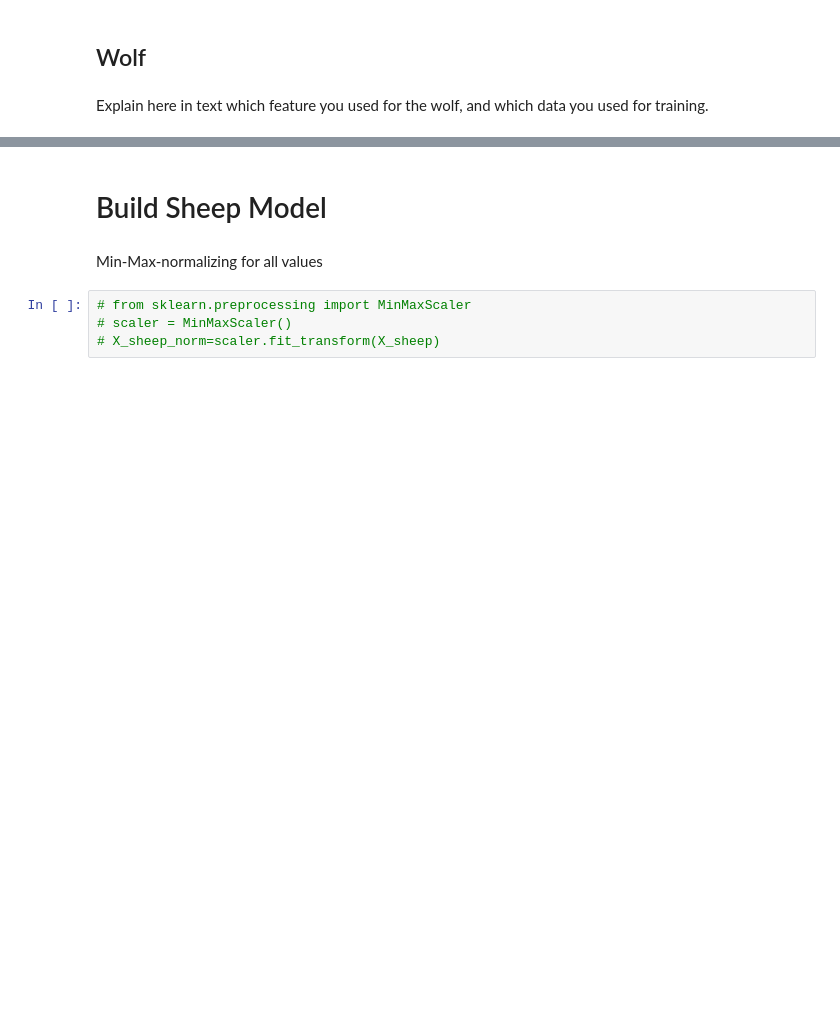
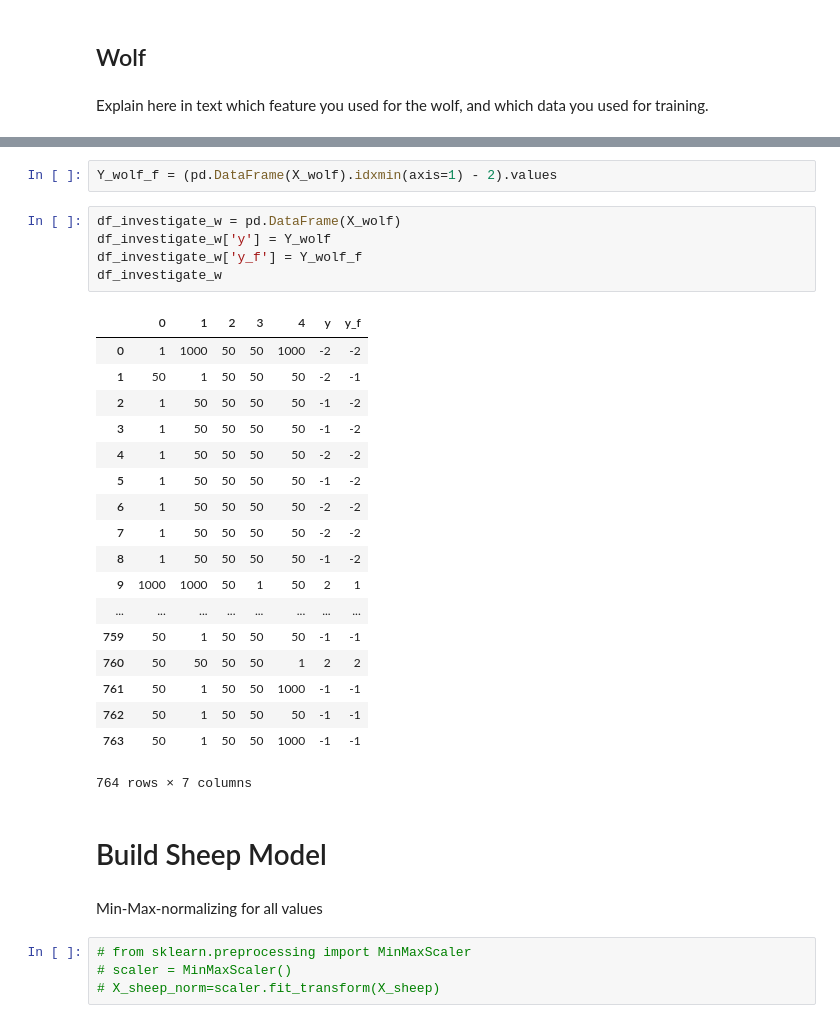
Before and after one commit to rexorci/PAI_Ex2, a Jupyter notebook: kingsheep/model_training_cweber.ipynb, the cells around one changed output, grey strips where cells are left out. Drawn from its saved outputs; the diff is of its cells as text; blank space fills up the shorter version.

```diff
--- a/kingsheep/model_training_cweber.ipynb
+++ b/kingsheep/model_training_cweber.ipynb
@@ -478,3 +290,29 @@ Explain here in text which feature you used for the wolf, and which data you use
+# %%
+Y_wolf_f = (pd.DataFrame(X_wolf).idxmin(axis=1) - 2).values
+# %%
+df_investigate_w = pd.DataFrame(X_wolf)
+df_investigate_w['y'] = Y_wolf
+df_investigate_w['y_f'] = Y_wolf_f
+df_investigate_w
+# %% [output]
+|  | 0 | 1 | 2 | 3 | 4 | y | y_f |
+| 0 | 1 | 1000 | 50 | 50 | 1000 | -2 | -2 |
+| 1 | 50 | 1 | 50 | 50 | 50 | -2 | -1 |
+| 2 | 1 | 50 | 50 | 50 | 50 | -1 | -2 |
+| 3 | 1 | 50 | 50 | 50 | 50 | -1 | -2 |
+| 4 | 1 | 50 | 50 | 50 | 50 | -2 | -2 |
+| 5 | 1 | 50 | 50 | 50 | 50 | -1 | -2 |
+| 6 | 1 | 50 | 50 | 50 | 50 | -2 | -2 |
+| 7 | 1 | 50 | 50 | 50 | 50 | -2 | -2 |
+| 8 | 1 | 50 | 50 | 50 | 50 | -1 | -2 |
+| 9 | 1000 | 1000 | 50 | 1 | 50 | 2 | 1 |
+| ... | ... | ... | ... | ... | ... | ... | ... |
+| 759 | 50 | 1 | 50 | 50 | 50 | -1 | -1 |
+| 760 | 50 | 50 | 50 | 50 | 1 | 2 | 2 |
+| 761 | 50 | 1 | 50 | 50 | 1000 | -1 | -1 |
+| 762 | 50 | 1 | 50 | 50 | 50 | -1 | -1 |
+| 763 | 50 | 1 | 50 | 50 | 1000 | -1 | -1 |
+764 rows × 7 columns
 # %% [markdown]
 # Build Sheep Model
 # %% [markdown]
```
Also changed, not shown: parts of 38 cells of this notebook, 5 other files.
